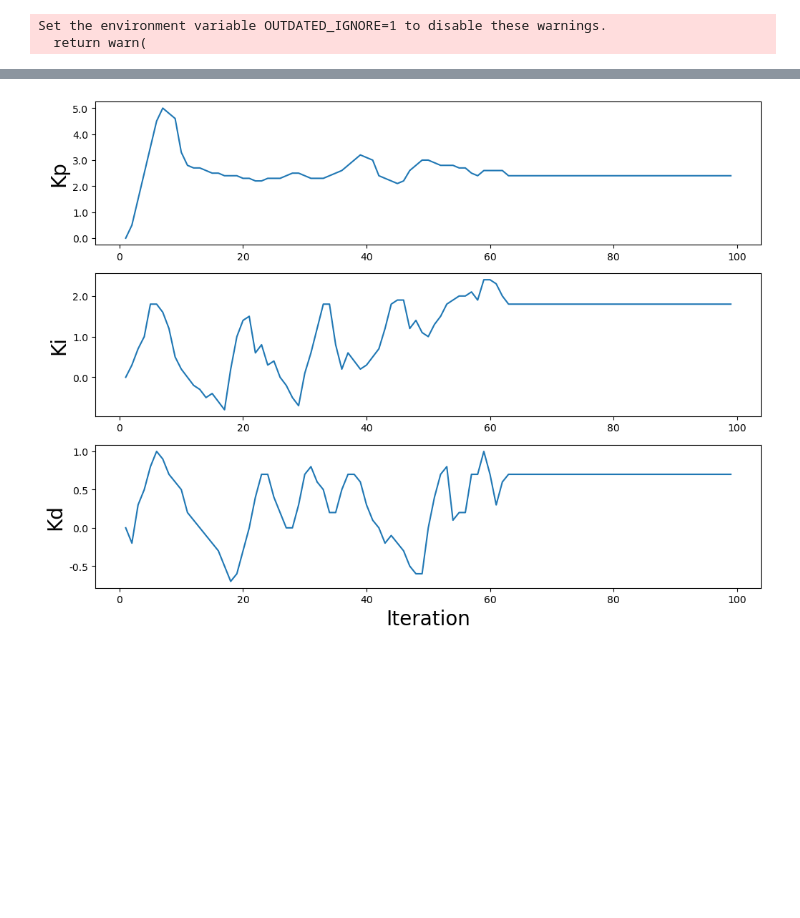
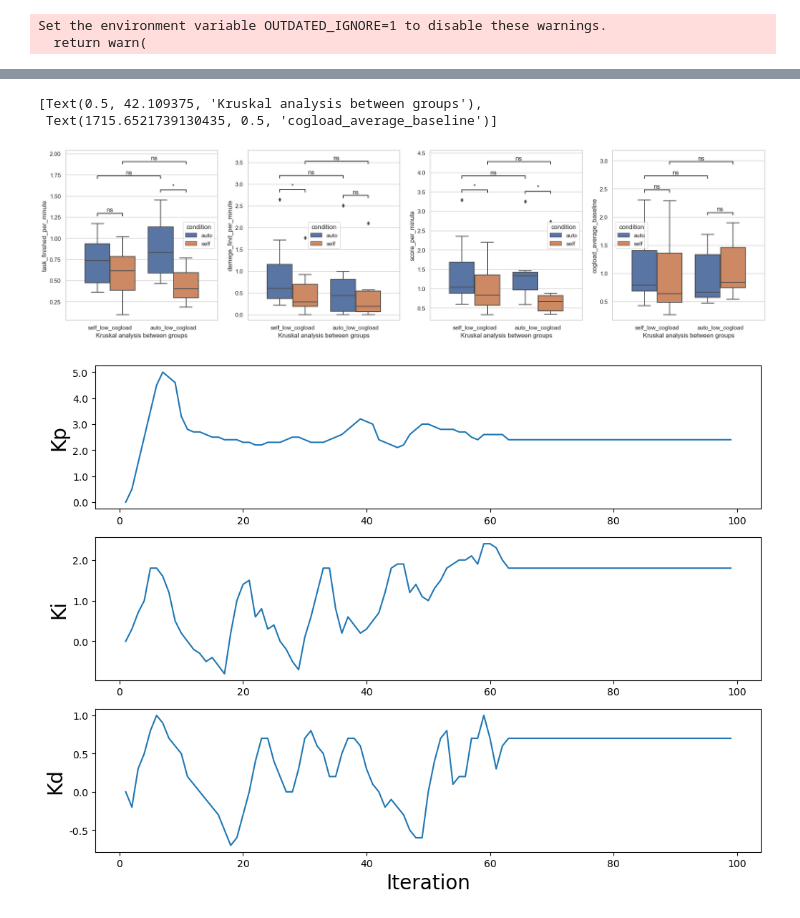
Before and after one commit to Tianyu-Zhou/NIST_Way_Finding, a Jupyter notebook: nist.ipynb, the cells around one changed output, grey strips where cells are left out. Cells and saved outputs as stored; diff of their text form; code cells hidden in the pictures; blank space fills up the shorter version.

```diff
--- a/nist.ipynb
+++ b/nist.ipynb
@@ -34,7 +34,7 @@ def read_data(path):
             t = t[40:-1].reset_index()
             if filename[4:8] == "auto":
                 delete_list = []
-                for i in range(0,len(t),20):
+                for i in range(0,len(t),15):
                     delete_list.append(i)
                 t = t.drop(index=delete_list)
 
@@ -326,9 +396,13 @@ axes[3].set(xlabel = method + ' analysis between groups', ylabel=y)
 # %%
 data_pairwise['which_better'] = np.nan
+auto_low_list = []
+self_low_list = []
 auto_group = data_pairwise.groupby(["condition"]).get_group('auto')
 self_group = data_pairwise.groupby(["condition"]).get_group('self')
 for i in range(int(len(data_pairwise)/3)):
     if auto_group[['cogload_average_baseline']].values.ravel()[i] > self_group[['cogload_average_baseline']].values.ravel()[i]:
-        data_pairwise['which_better'][i*3:i*3+3] = 'self'
+        data_pairwise['which_better'][i*3:i*3+3] = 'self_low_cogload'
+        self_low_list.append(auto_group[['participant_id']].values.ravel()[i])
     if self_group[['cogload_average_baseline']].values.ravel()[i] > auto_group[['cogload_average_baseline']].values.ravel()[i]:
-        data_pairwise['which_better'][i*3:i*3+3] = 'auto'
+        data_pairwise['which_better'][i*3:i*3+3] = 'auto_low_cogload'
+        auto_low_list.append(auto_group[['participant_id']].values.ravel()[i])
@@ -338,11 +448,21 @@ data_two_pairwise = data_pairwise[data_pairwise.condition != 'cont']
 ### pair analysis visualization
 sns.set(style = 'whitegrid')
 x = 'which_better'
-# y_list = ["task_finished_per_minute","damege_find_per_minute","score_per_minute","cogload_average_baseline"]
-y_list = ["cogload_left_baseline","cogload_left_percentage","cogload_right_baseline","cogload_right_percentage"]
+y_list = ["task_finished_per_minute","damege_find_per_minute","score_per_minute","cogload_average_baseline"]
+# y_list = ["cogload_left_baseline","cogload_left_percentage","cogload_right_baseline","cogload_right_percentage"]
 # y_list = ["cogload_average_baseline","cogload_average_percentage"]
 # order = ["cont","auto","self"]
-order = ["auto","self"]
+order = ["auto_low_cogload","self_low_cogload"]
+hue = "condition"
+hue_order = ["auto","self"]
+
+box_pairs = [
+            ((order[0], hue_order[0]),(order[0], hue_order[1])),
+            ((order[1], hue_order[0]),(order[1], hue_order[1])),
+            ((order[0], hue_order[0]),(order[1], hue_order[0])),
+            ((order[0], hue_order[1]),(order[1], hue_order[1])),
+            ]
+
 # method = 'Wilcoxon'
 method = 'Kruskal'
 data = data_two_pairwise
@@ -351,7 +471,7 @@ plot_line = 0
 fig, axes = plt.subplots(1,4, figsize=(24,6), dpi=100)
 
 y = y_list[0]
-axes[0] = sns.boxplot(ax = axes[0], data=data, x=x, y=y, order=order)
+axes[0] = sns.boxplot(ax = axes[0], data=data, x=x, y=y, hue=hue)
 # axes[0] = sns.violinplot(ax = axes[0], data=data, x=x, y=y, order=order)
 if plot_line:
    for i in range(0,len(data),2):
@@ -362,19 +482,17 @@ if plot_line:
          if data[[x]].values.ravel()[i+j] == order[1]:
             plot_data[1] = data[[y]].values.ravel()[i+j]
       axes[0].plot(plot_data)
-test_results = add_stat_annotation(ax=axes[0], data=data, x=x, y=y, order=order,
-                                 box_pairs=[
-                                          (order[0], order[1]),
-                                             ],
+test_results = add_stat_annotation(ax=axes[0], data=data, x=x, y=y, hue=hue,
+                                 box_pairs=box_pairs,
                                  test=method,
                                  comparisons_correction=None,
-                                 text_format='star', loc='outside', verbose=1,
+                                 text_format='star', loc='inside', verbose=1,
                                  # stats_params={'alternative': 'greater'}
                                  )
 axes[0].set(xlabel = method + ' analysis between groups', ylabel=y)
 
 y = y_list[1]
-axes[1] = sns.boxplot(ax = axes[1],data=data, x=x, y=y,order=order,)
+axes[1] = sns.boxplot(ax = axes[1],data=data, x=x, y=y,hue=hue,)
 if plot_line:
    for i in range(0,len(data),2):
       plot_data = np.zeros(2)
@@ -384,19 +502,17 @@ if plot_line:
          if data[[x]].values.ravel()[i+j] == order[1]:
             plot_data[1] = data[[y]].values.ravel()[i+j]
       axes[1].plot(plot_data)
-test_results = add_stat_annotation(ax=axes[1], data=data, x=x, y=y,order=order,
-                                 box_pairs=[
-                                          (order[0], order[1]),
-                                          ],
+test_results = add_stat_annotation(ax=axes[1], data=data, x=x, y=y,hue=hue,
+                                 box_pairs=box_pairs,
                                  test=method,
                                  comparisons_correction=None,
-                                 text_format='star', loc='outside', verbose=1,
+                                 text_format='star', loc='inside', verbose=1,
                                  # stats_params={'alternative': 'greater'}
                                  )
 axes[1].set(xlabel = method + ' analysis between groups', ylabel=y)
 
 y = y_list[2]
-axes[2] = sns.boxplot(ax = axes[2],data=data, x=x, y=y,order=order,)
+axes[2] = sns.boxplot(ax = axes[2],data=data, x=x, y=y,hue=hue,)
 if plot_line:
    for i in range(0,len(data),2):
       plot_data = np.zeros(2)
@@ -406,19 +522,17 @@ if plot_line:
          if data[[x]].values.ravel()[i+j] == order[1]:
             plot_data[1] = data[[y]].values.ravel()[i+j]
       axes[2].plot(plot_data)
-test_results = add_stat_annotation(ax=axes[2], data=data, x=x, y=y,order=order,
-                                 box_pairs=[
-                                          (order[0], order[1]),
-                                          ],
+test_results = add_stat_annotation(ax=axes[2], data=data, x=x, y=y,hue=hue,
+                                 box_pairs=box_pairs,
                                  test=method,
                                  comparisons_correction=None,
-                                 text_format='star', loc='outside', verbose=1,
+                                 text_format='star', loc='inside', verbose=1,
                                  # stats_params={'alternative': 'greater'}
                                  )
 axes[2].set(xlabel = method + ' analysis between groups', ylabel=y)
 
 y = y_list[3]
-axes[3] = sns.boxplot(ax = axes[3],data=data, x=x, y=y,order=order,)
+axes[3] = sns.boxplot(ax = axes[3],data=data, x=x, y=y,hue=hue,)
 if plot_line:
    for i in range(0,len(data),2):
       plot_data = np.zeros(2)
@@ -428,13 +542,12 @@ if plot_line:
          if data[[x]].values.ravel()[i+j] == order[1]:
             plot_data[1] = data[[y]].values.ravel()[i+j]
       axes[3].plot(plot_data)
-test_results = add_stat_annotation(ax=axes[3], data=data, x=x, y=y,order=order,
-                                 box_pairs=[
-                                          (order[0], order[1]),
-                                          ],
+test_results = add_stat_annotation(ax=axes[3], data=data, x=x, y=y,hue=hue,
+                                 box_pairs=box_pairs,
                                  test=method,
                                  comparisons_correction=None,
-                                 text_format='star', loc='outside', verbose=1,
+                                 text_format='star', loc='inside', verbose=1,
                                  # stats_params={'alternative': 'greater'}
                                  )
 axes[3].set(xlabel = method + ' analysis between groups', ylabel=y)
+# %% [output]
@@ -441,3 +571,6 @@ axes[3].set(xlabel = method + ' analysis between groups', ylabel=y)
+[Text(0.5, 42.109375, 'Kruskal analysis between groups'),
+ Text(1715.6521739130435, 0.5, 'cogload_average_baseline')]
+[figure, added]
 # %%
 ### pair analysis visualization
 data_two = data_pairwise[data_pairwise.condition != 'cont']
```
Also changed, not shown: parts of 7 cells of this notebook, 1 other file.
